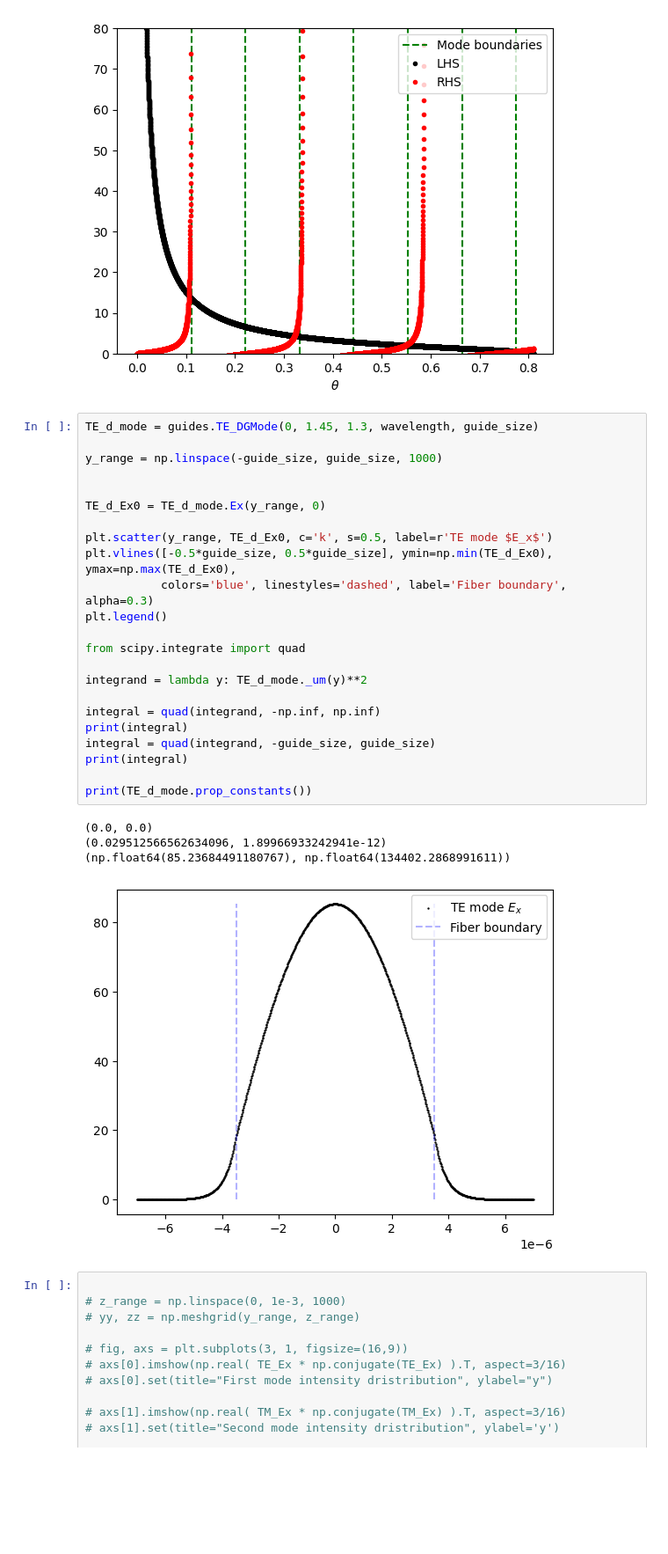
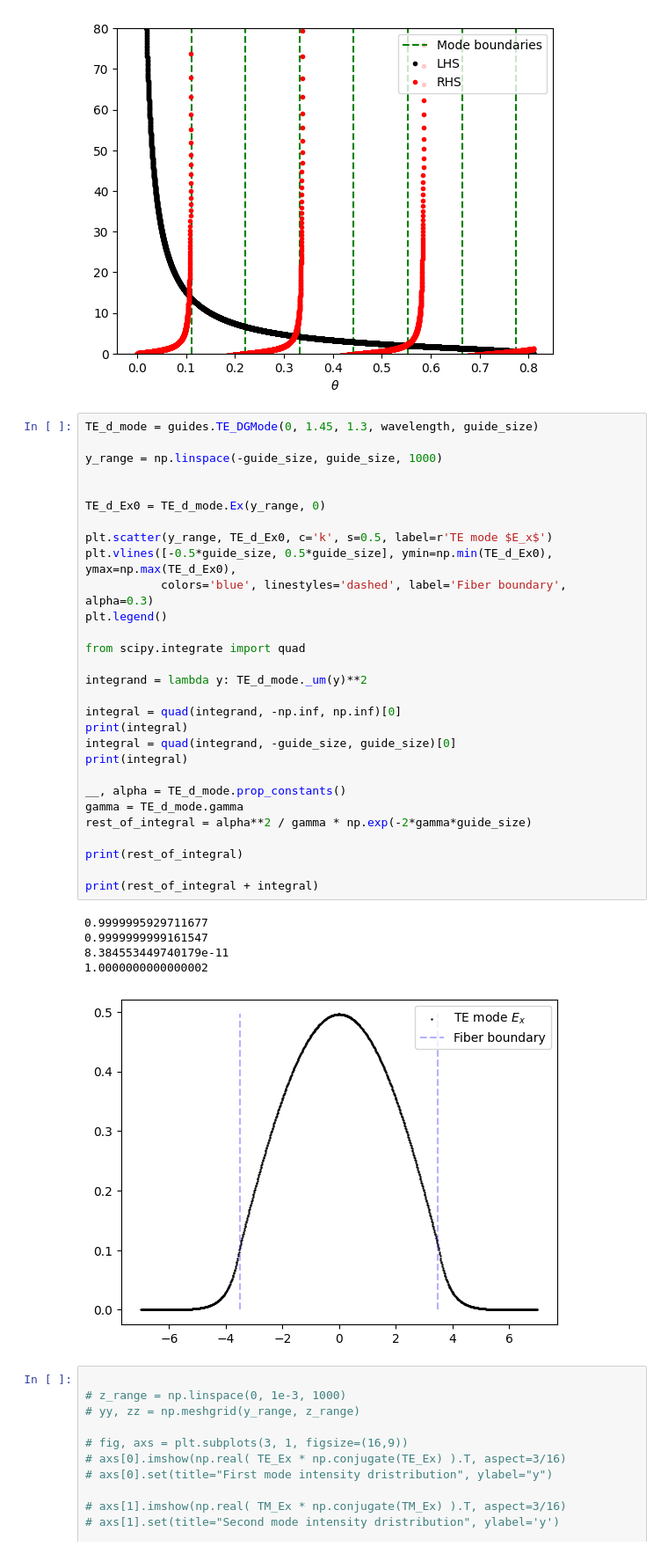
Before and after one commit to IPrearo/OptSim, a Jupyter notebook: src/optsim/testing.ipynb, the cells around one changed output. Shown at 88% size. Saved outputs shown, nothing was run; the diff lists cells and outputs as text; blank space fills up the shorter version.

Commit message:
correction in normalizing constants

```diff
--- a/src/optsim/testing.ipynb
+++ b/src/optsim/testing.ipynb
@@ -62,31 +62,38 @@ plt.show()
 # %%
 TE_d_mode = guides.TE_DGMode(0, 1.45, 1.3, wavelength, guide_size)
 
 y_range = np.linspace(-guide_size, guide_size, 1000)
 
 
 TE_d_Ex0 = TE_d_mode.Ex(y_range, 0)
 
 plt.scatter(y_range, TE_d_Ex0, c='k', s=0.5, label=r'TE mode $E_x$')
 plt.vlines([-0.5*guide_size, 0.5*guide_size], ymin=np.min(TE_d_Ex0), ymax=np.max(TE_d_Ex0),
            colors='blue', linestyles='dashed', label='Fiber boundary', alpha=0.3)
 plt.legend()
 
 from scipy.integrate import quad
 
 integrand = lambda y: TE_d_mode._um(y)**2
 
-integral = quad(integrand, -np.inf, np.inf)
+integral = quad(integrand, -np.inf, np.inf)[0]
 print(integral)
-integral = quad(integrand, -guide_size, guide_size)
+integral = quad(integrand, -guide_size, guide_size)[0]
 print(integral)
 
-print(TE_d_mode.prop_constants())
+__, alpha = TE_d_mode.prop_constants()
+gamma = TE_d_mode.gamma
+rest_of_integral = alpha**2 / gamma * np.exp(-2*gamma*guide_size)
+
+print(rest_of_integral)
+
+print(rest_of_integral + integral)
 # %% [output]
-(0.0, 0.0)
-(0.029512566562634096, 1.89966933242941e-12)
-(np.float64(85.23684491180767), np.float64(134402.2868991611))
+0.9999995929711677
+0.9999999999161547
+8.384553449740179e-11
+1.0000000000000002
-[figure, old version]
+[figure, new version]
 # %%
 
 # z_range = np.linspace(0, 1e-3, 1000)
```
Also changed, not shown: parts of 1 cell of this notebook, 1 other file.
